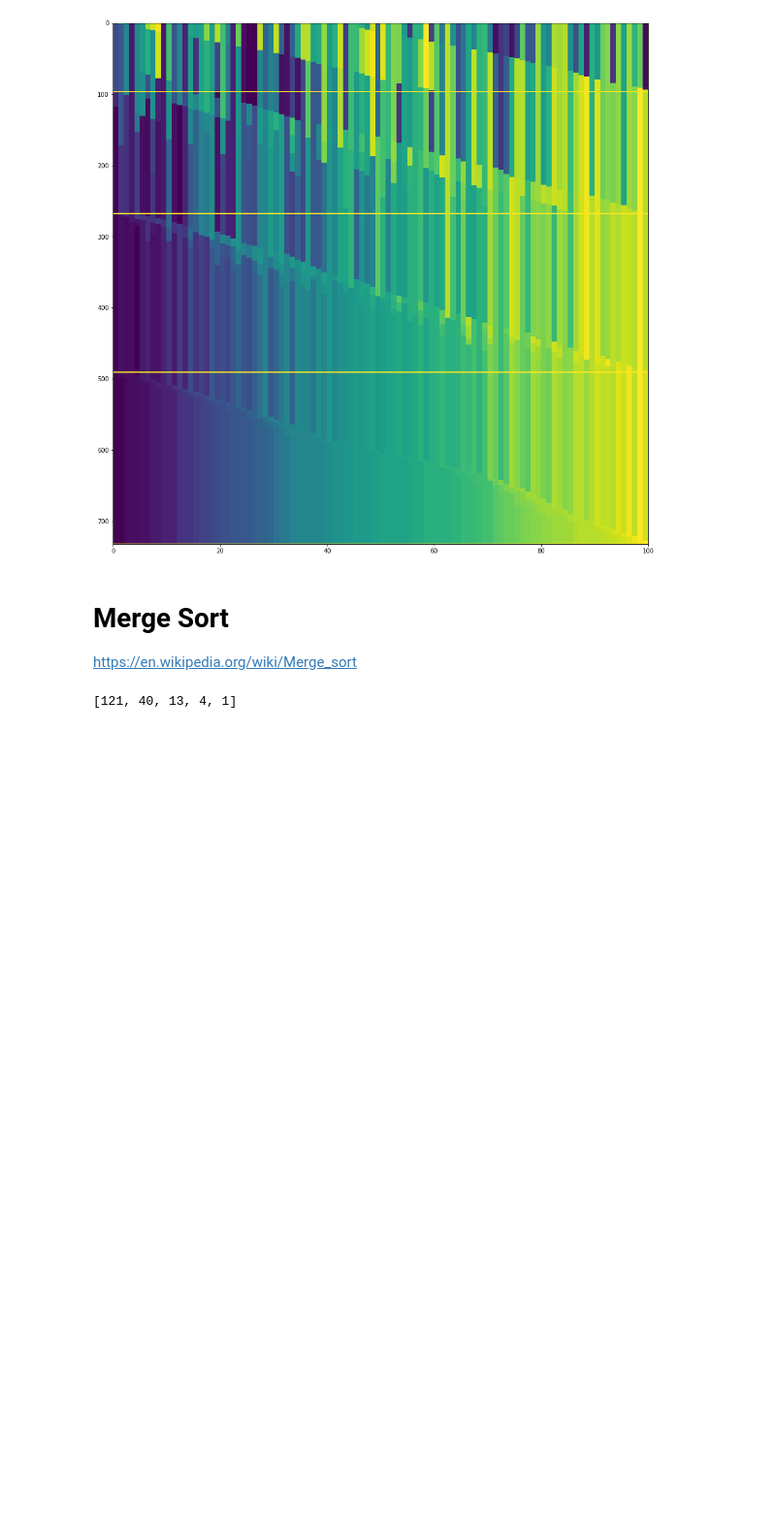
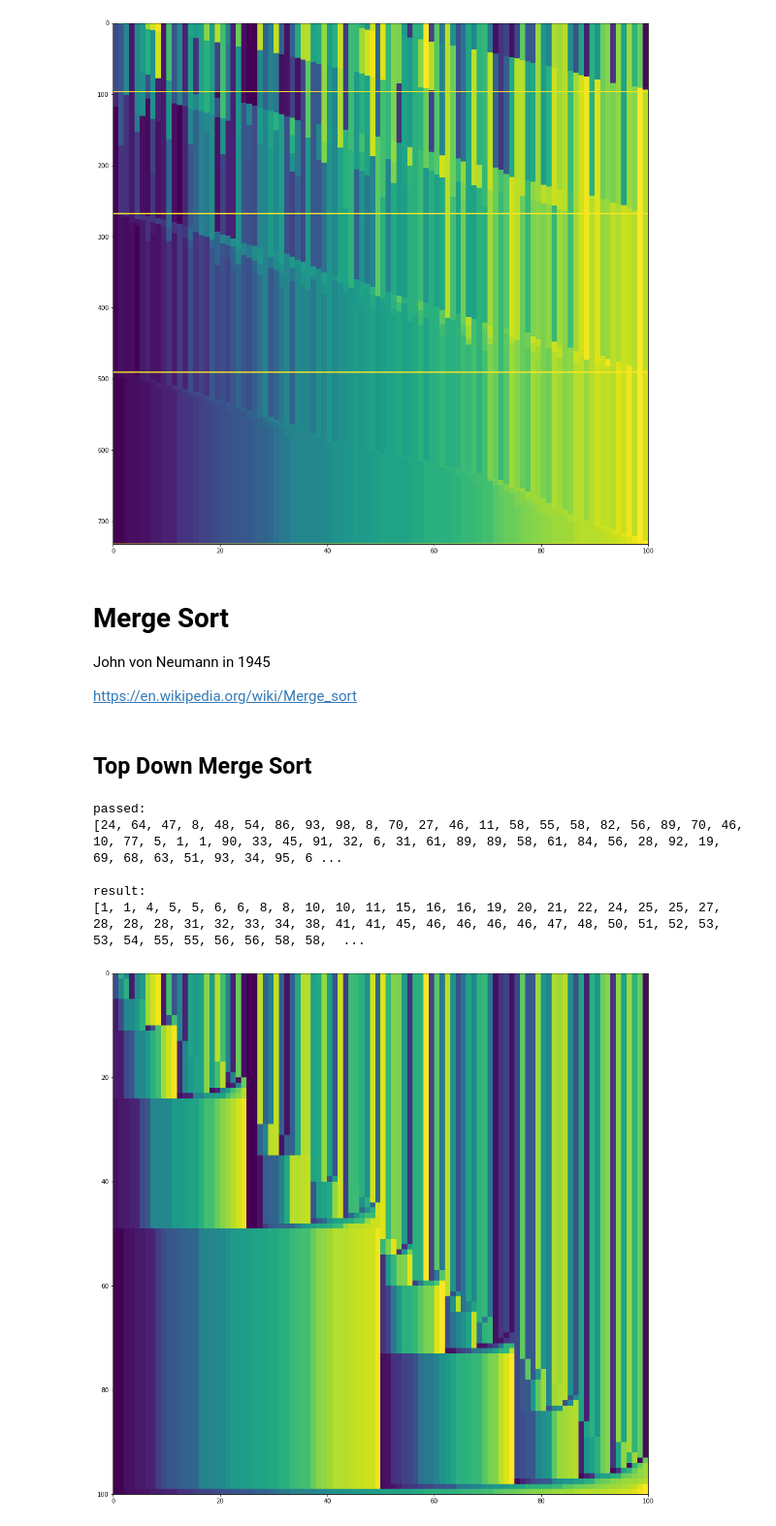
Before and after one commit to hyzhak/python-interview, a Jupyter notebook: sorting.ipynb, the cells around one changed output. Shown: that part at 97% size. Saved outputs shown, nothing was run; the diff lists cells and outputs as text; code cells hidden in the pictures; blank space fills up the shorter version.

Commit message:
implement merge sorting

```diff
--- a/sorting.ipynb
+++ b/sorting.ipynb
@@ -234,7 +235,8 @@ foreach (gap in gaps)
 # %%
 def shell_gaps(n):
     """
-    generate Shell's gaps which don't have good performance but very simple
+    generate Shell's gaps which don't have good performance but very simple.
+    Complexity is $O(n^{2})$
     """
     while n > 1:
         n = n // 2
@@ -243,7 +245,8 @@ def shell_gaps(n):
 
 def knuth_gaps(n):
     """
-    compute h with formula proposed by Knuth
+    generate gaps by Knuth.
+    Complexity is $O(n^{3/2})$,
     """
     gaps = []
     h = 1
@@ -306,8 +309,6 @@ result:
 [figure]
 # %% [markdown]
 # Merge Sort
+John von Neumann in 1945
+
 https://en.wikipedia.org/wiki/Merge_sort
-# %%
-list(knuth_gaps(200))
-# %% [output]
-[121, 40, 13, 4, 1]
@@ -313,0 +376,57 @@ list(knuth_gaps(200))
+# %% [markdown]
+## Top Down Merge Sort
+# %%
+def top_down_merge_sort(data, middlewares):
+    data = data[:]
+    middlewares.process(data)
+    return top_down_split(data, middlewares)
+
+def top_down_split(data, middlewares):
+    l = len(data)
+    if l <= 1:
+        return data
+    middle = l // 2
+    left = top_down_split(data[:middle], middlewares.dive(0, middle))
+    right = top_down_split(data[middle:], middlewares.dive(middle, l))
+    res = list(top_down_merge(left, right))
+    middlewares.process(res)
+    return res
+
+def top_down_merge(left, right):
+    left_idx = 0
+    right_idx = 0
+    while left_idx < len(left) and right_idx < len(right):
+        if left[left_idx] < right[right_idx]:
+            yield left[left_idx]
+            left_idx+=1
+        else:
+            yield right[right_idx]
+            right_idx+=1
+
+    yield from left[left_idx:]
+    yield from right[right_idx:]
+
+print('passed:')
+print(data)
+
+animation = AnimationMiddleware()
+middlewares = GroupOfMiddlewares([
+    animation,
+])
+res = top_down_merge_sort(data, middlewares)
+assert res is not data
+
+print()
+print('result:')
+print(res)
+assert is_sorted(res)
+
+plt.figure(figsize=(16,16))
+plt.imshow(animation.animation, interpolation='none', aspect='auto', extent=[0,100, len(animation.animation), 0]);
+# %% [output]
+passed:
+[24, 64, 47, 8, 48, 54, 86, 93, 98, 8, 70, 27, 46, 11, 58, 55, 58, 82, 56, 89, 70, 46, 10, 77, 5, 1, 1, 90, 33, 45, 91, 32, 6, 31, 61, 89, 89, 58, 61, 84, 56, 28, 92, 19, 69, 68, 63, 51, 93, 34, 95, 6 ...
+
+result:
+[1, 1, 4, 5, 5, 6, 6, 8, 8, 10, 10, 11, 15, 16, 16, 19, 20, 21, 22, 24, 25, 25, 27, 28, 28, 28, 31, 32, 33, 34, 38, 41, 41, 45, 46, 46, 46, 46, 47, 48, 50, 51, 52, 53, 53, 54, 55, 55, 56, 56, 58, 58,  ...
+[figure, added]
```
Also changed, not shown: parts of 5 cells of this notebook.
